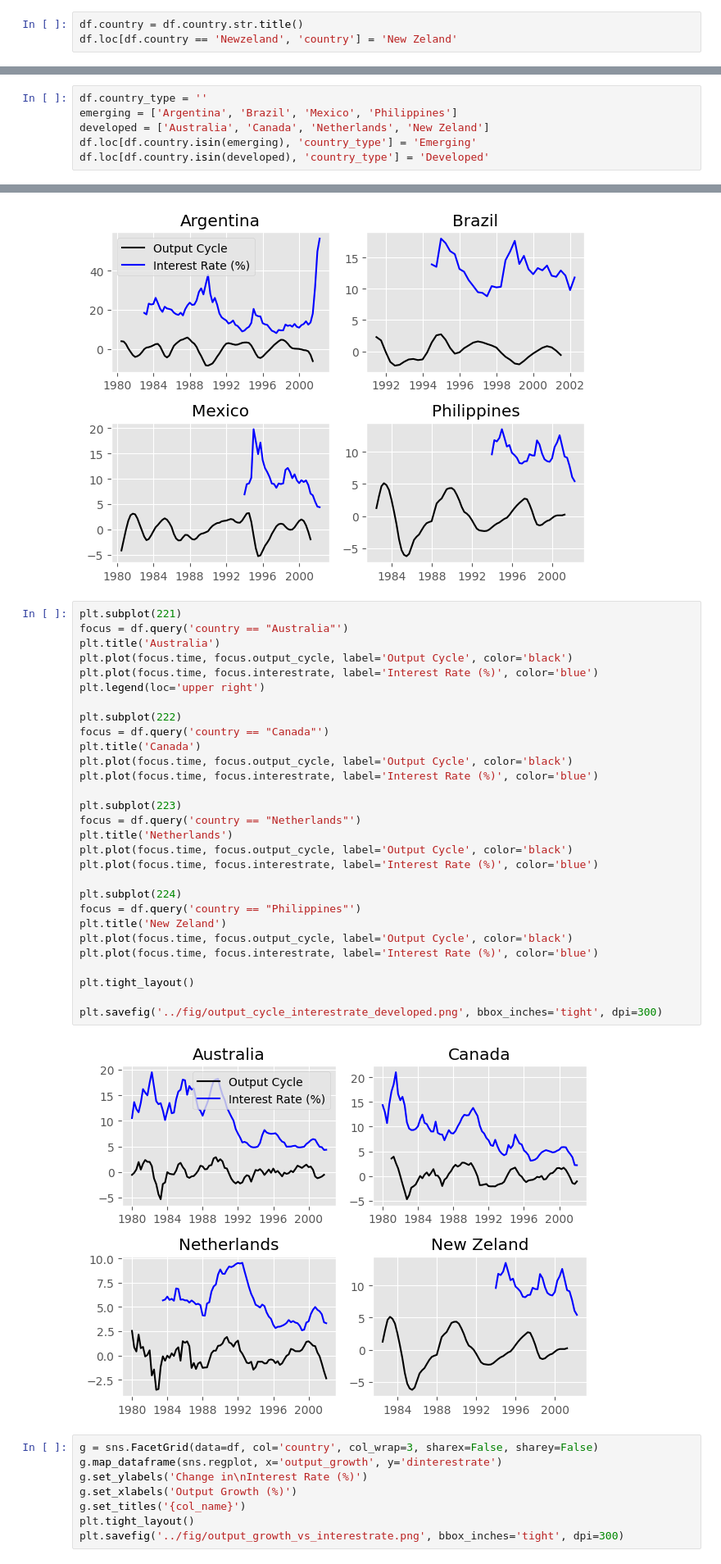
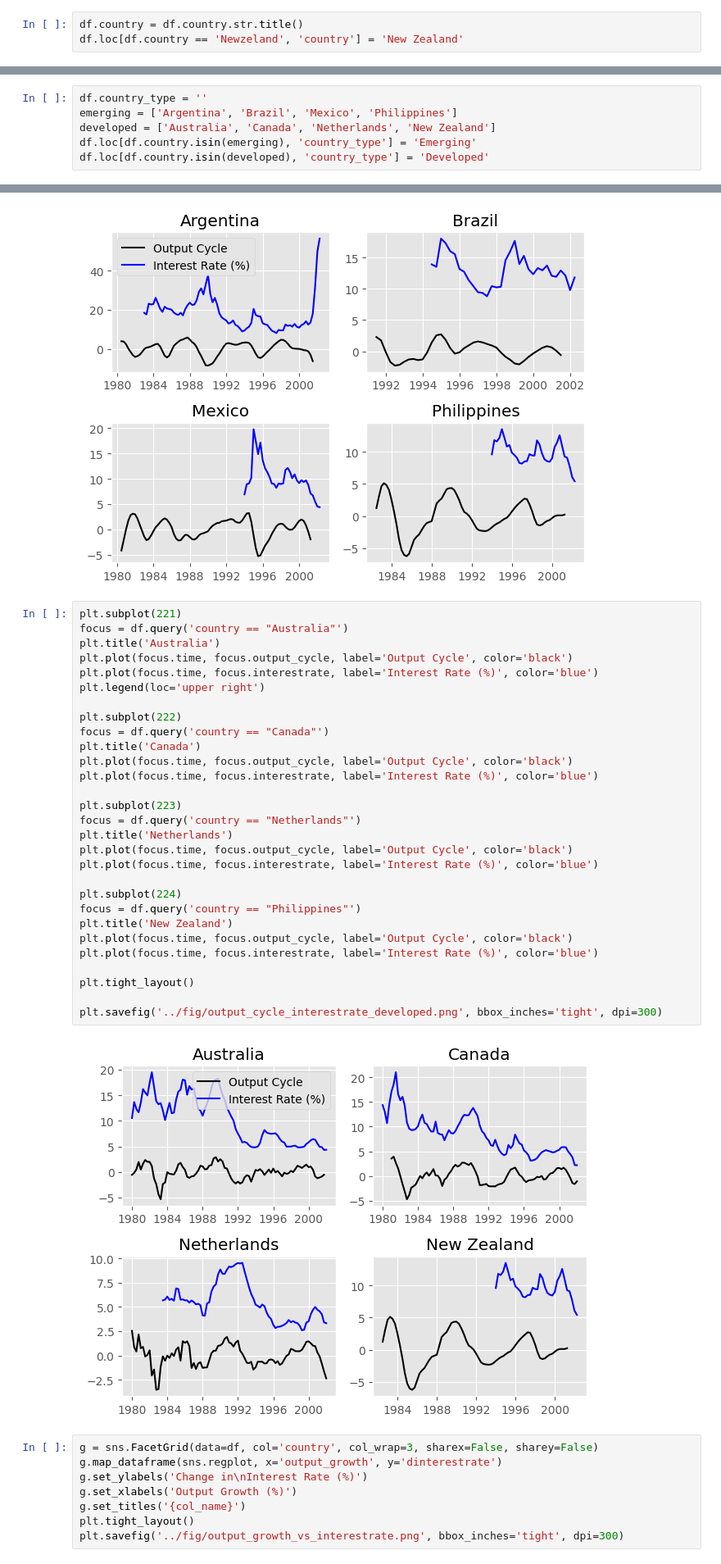
Before and after one commit to mjv2146/interest-rates-emerging-markets, a Jupyter notebook: notebooks/nperri.ipynb, the cells around one changed output, grey strips where cells are left out. Shown at 82% size. Drawn from its saved outputs; the diff is of its cells as text.

Commit message:
correct new zealand misspelling

```diff
--- a/notebooks/nperri.ipynb
+++ b/notebooks/nperri.ipynb
@@ -120,7 +120,7 @@ df
 720 rows × 4 columns
 # %%
 df.country = df.country.str.title()
-df.loc[df.country == 'Newzeland', 'country'] = 'New Zeland'
+df.loc[df.country == 'Newzeland', 'country'] = 'New Zealand'
 # %%
 df.country.unique()
 # %% [output]
@@ -129,7 +129,7 @@ array(['Argentina', 'Australia', 'Brazil', 'Canada', 'Mexico',
 # %%
 df.country_type = ''
 emerging = ['Argentina', 'Brazil', 'Mexico', 'Philippines']
-developed = ['Australia', 'Canada', 'Netherlands', 'New Zeland']
+developed = ['Australia', 'Canada', 'Netherlands', 'New Zealand']
 df.loc[df.country.isin(emerging), 'country_type'] = 'Emerging'
 df.loc[df.country.isin(developed), 'country_type'] = 'Developed'
 # %%
@@ -258,34 +258,34 @@ plt.savefig('../fig/output_cycle_interestrate_emerging.png', bbox_inches='tight'
 # %%
 plt.subplot(221)
 focus = df.query('country == "Australia"')
 plt.title('Australia')
 plt.plot(focus.time, focus.output_cycle, label='Output Cycle', color='black')
 plt.plot(focus.time, focus.interestrate, label='Interest Rate (%)', color='blue')
 plt.legend(loc='upper right')
 
 plt.subplot(222)
 focus = df.query('country == "Canada"')
 plt.title('Canada')
 plt.plot(focus.time, focus.output_cycle, label='Output Cycle', color='black')
 plt.plot(focus.time, focus.interestrate, label='Interest Rate (%)', color='blue')
 
 plt.subplot(223)
 focus = df.query('country == "Netherlands"')
 plt.title('Netherlands')
 plt.plot(focus.time, focus.output_cycle, label='Output Cycle', color='black')
 plt.plot(focus.time, focus.interestrate, label='Interest Rate (%)', color='blue')
 
 plt.subplot(224)
 focus = df.query('country == "Philippines"')
-plt.title('New Zeland')
+plt.title('New Zealand')
 plt.plot(focus.time, focus.output_cycle, label='Output Cycle', color='black')
 plt.plot(focus.time, focus.interestrate, label='Interest Rate (%)', color='blue')
 
 plt.tight_layout()
 
 plt.savefig('../fig/output_cycle_interestrate_developed.png', bbox_inches='tight', dpi=300)
 # %% [output]
-[figure, old version]
+[figure, new version]
 # %%
 g = sns.FacetGrid(data=df, col='country', col_wrap=3, sharex=False, sharey=False)
 g.map_dataframe(sns.regplot, x='output_growth', y='dinterestrate')
```
Also changed, not shown: parts of 2 cells of this notebook, 5 other files.
